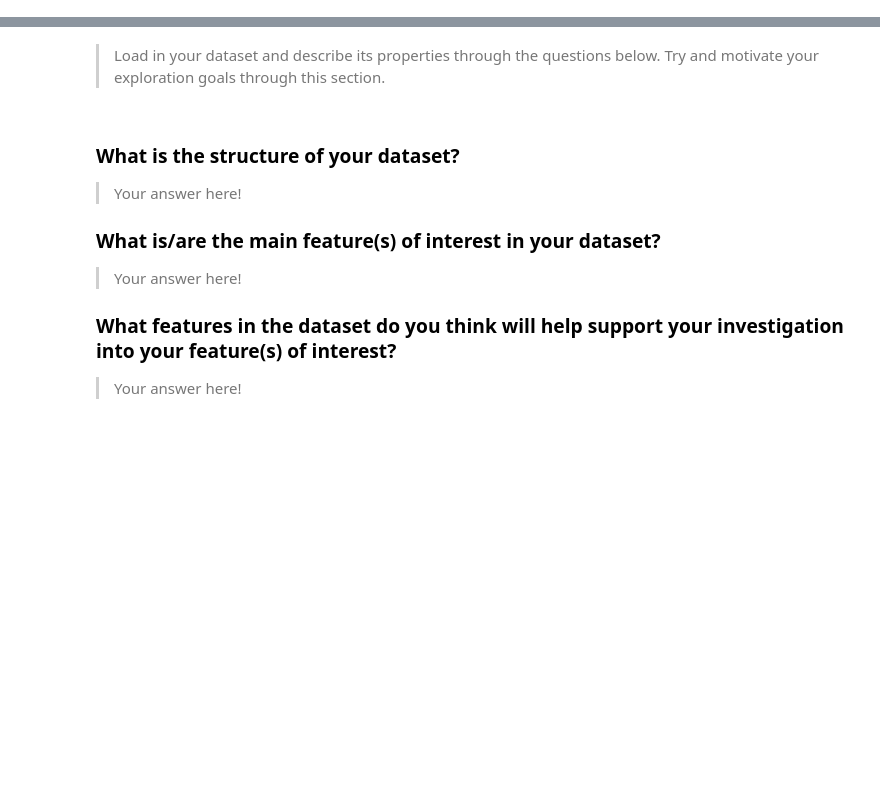
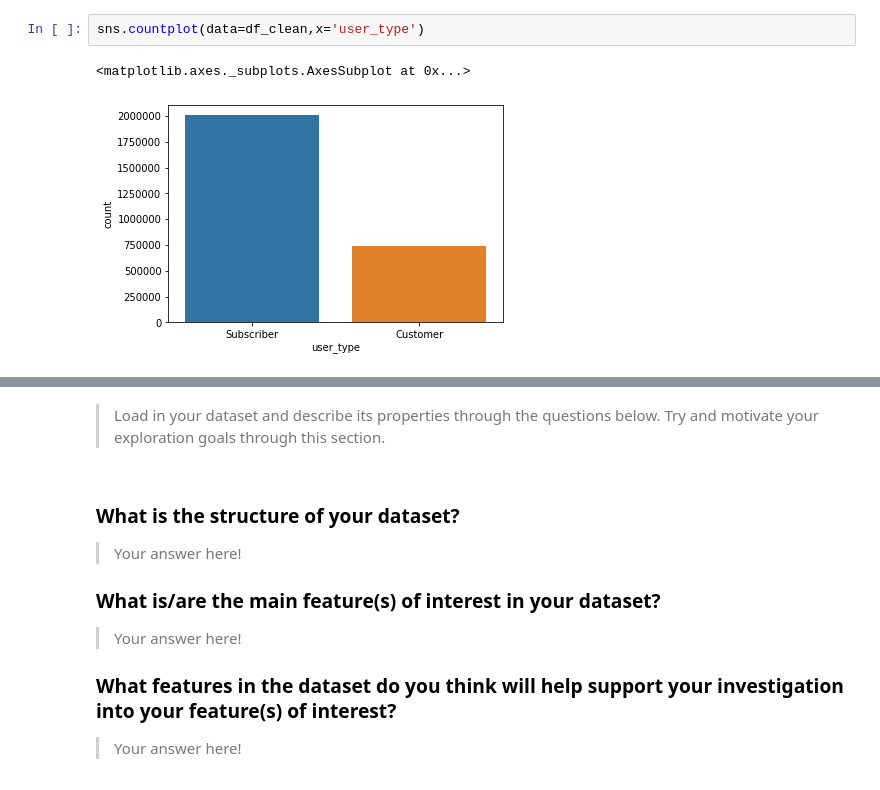
Before and after one commit to miniermatar/udacity_project_7_baywheels, a Jupyter notebook: exploration_template.ipynb, the cells around one changed output, grey strips where cells are left out. Saved outputs shown, nothing was run; the diff lists cells and outputs as text; blank space fills up the shorter version.

```diff
--- a/exploration_template.ipynb
+++ b/exploration_template.ipynb
@@ -81,0 +214,5 @@ filenames
+# %%
+sns.countplot(data=df_clean,x='user_type')
+# %% [output]
+<matplotlib.axes._subplots.AxesSubplot at 0x...>
+[figure, added]
```
Also changed, not shown: parts of 44 cells of this notebook.
